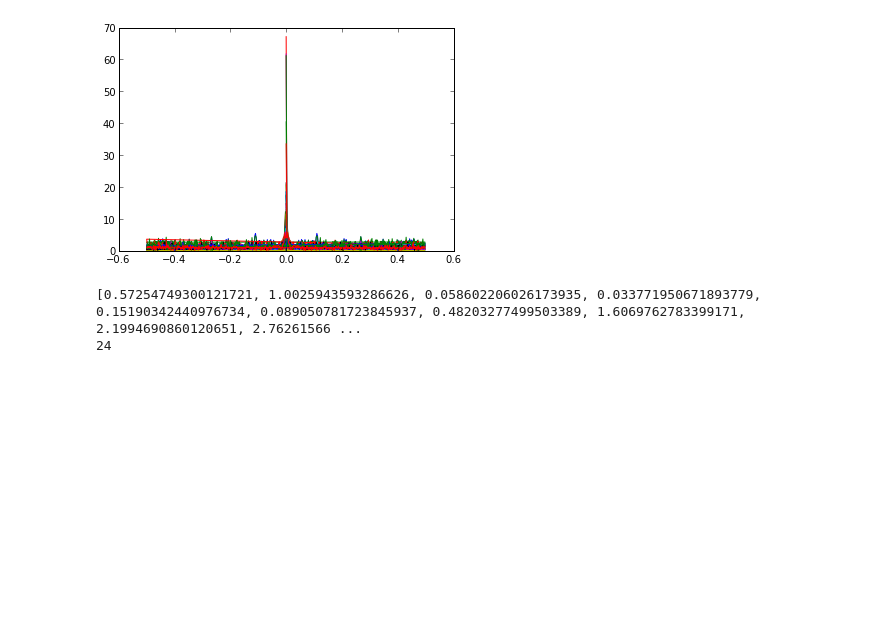
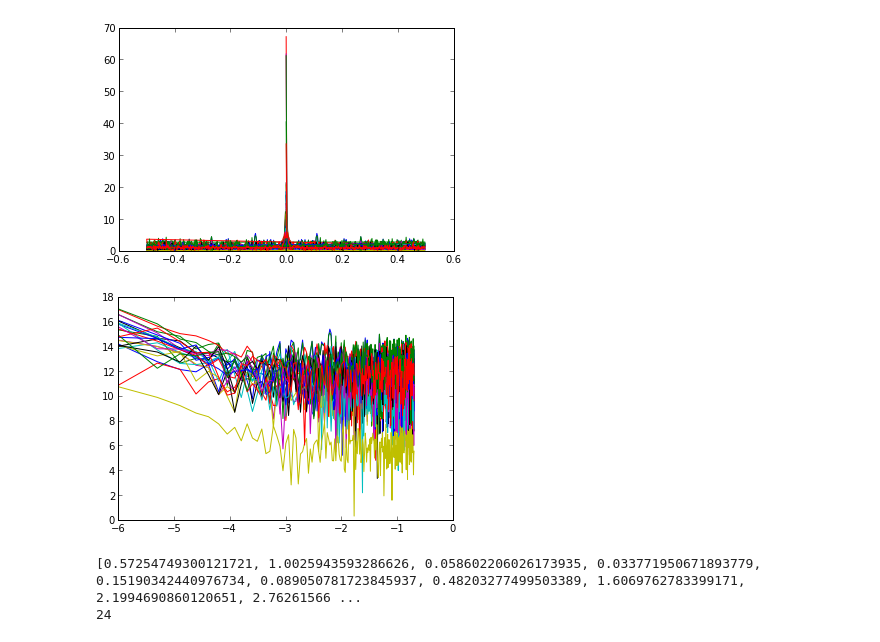
Before and after one commit to MateoJimenez19/Tarea_5-, a Jupyter notebook: Tarea5_1.ipynb, the cells around one changed output. Saved outputs shown, nothing was run; the diff lists cells and outputs as text; code cells hidden in the pictures; blank space fills up the shorter version.

Commit message:
Se agrego la grafica logaritmica de las señales

```diff
--- a/Tarea5_1.ipynb
+++ b/Tarea5_1.ipynb
@@ -32,6 +32,21 @@ for i in range(24):
     plt.plot(freq,np.abs(fft_x))
 # %% [output]
 [figure]
+# %%
+#Elimina los valores de frecuencias negativas y el cero para graficar en escala logaritmica
+for i in range(24):
+    senali = datos[:,i]
+    fft_x = fft(senali)
+    freq_x = fftfreq(n,1)
+    freqlog = []
+    potlog = []
+    for j in range (400):
+        if (freq_x[j] > 0.0):
+            freqlog.append(log(freq_x[j]))
+            potlog.append(log(pow(abs(fft_x[j]),2)))
+    plot(freqlog, potlog, label = str(i+1))
+# %% [output]
+[figure, added]
 # %%
 #Busca los indices de las 10 potencias mayores
 chi = []
```
Also changed, not shown: parts of 1 cell of this notebook.
